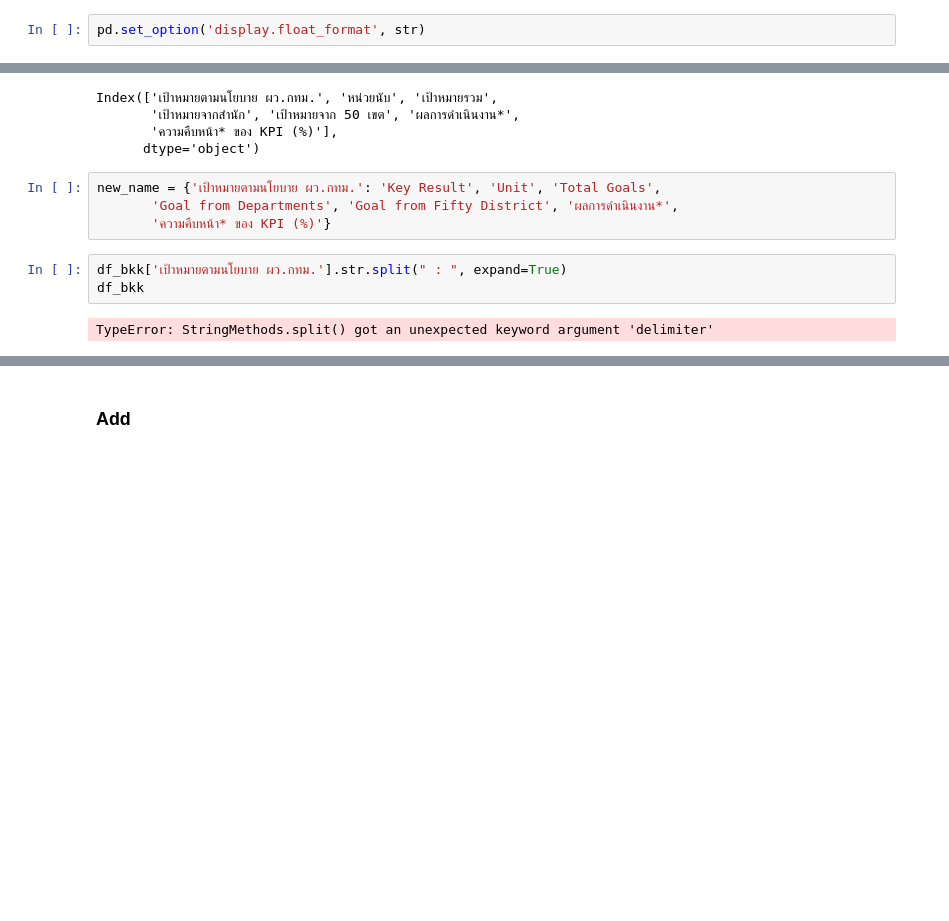
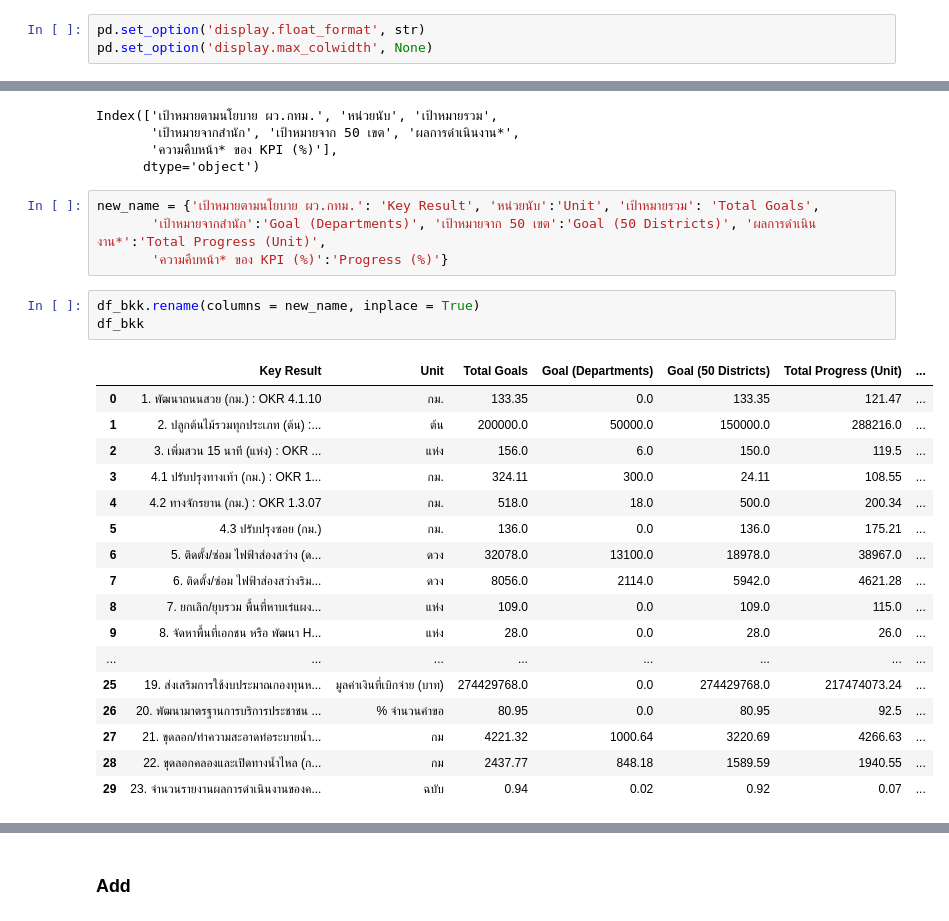
Before and after one commit to SKT-Sukatat/BKK_Policy_Tracker_Dashboard, a Jupyter notebook: BKK_Data_Cleansing.ipynb, the cells around one changed output, grey strips where cells are left out. Cells and saved outputs as stored; diff of their text form; blank space fills up the shorter version.

```diff
--- a/BKK_Data_Cleansing.ipynb
+++ b/BKK_Data_Cleansing.ipynb
@@ -36,2 +34,3 @@ df_bkk.to_csv("checking.csv")
 # %%
 pd.set_option('display.float_format', str)
+pd.set_option('display.max_colwidth', None)
@@ -64,11 +83,27 @@ Index(['เป้าหมายตามนโยบาย ผว.กทม.',
        'ความคืบหน้า* ของ KPI (%)'],
       dtype='object')
 # %%
-new_name = {'เป้าหมายตามนโยบาย ผว.กทม.': 'Key Result', 'Unit', 'Total Goals',
-       'Goal from Departments', 'Goal from Fifty District', 'ผลการดำเนินงาน*',
-       'ความคืบหน้า* ของ KPI (%)'}
+new_name = {'เป้าหมายตามนโยบาย ผว.กทม.': 'Key Result', 'หน่วยนับ':'Unit', 'เป้าหมายรวม': 'Total Goals',
+       'เป้าหมายจากสำนัก':'Goal (Departments)', 'เป้าหมายจาก 50 เขต':'Goal (50 Districts)', 'ผลการดำเนินงาน*':'Total Progress (Unit)',
+       'ความคืบหน้า* ของ KPI (%)':'Progress (%)'}
-# %%
-df_bkk['เป้าหมายตามนโยบาย ผว.กทม.'].str.split(" : ", expand=True)
-df_bkk
-# %% [output]
-TypeError: StringMethods.split() got an unexpected keyword argument 'delimiter'
+# %%
+df_bkk.rename(columns = new_name, inplace = True)
+df_bkk
+# %% [output]
+|  | Key Result | Unit | Total Goals | Goal (Departments) | Goal (50 Districts) | Total Progress (Unit) | ... |
+| 0 | 1. พัฒนาถนนสวย (กม.) : OKR 4.1.10 | กม. | 133.35 | 0.0 | 133.35 | 121.47 | ... |
+| 1 | 2. ปลูกต้นไม้รวมทุกประเภท (ต้น) :... | ต้น | 200000.0 | 50000.0 | 150000.0 | 288216.0 | ... |
+| 2 | 3. เพิ่มสวน 15 นาที (แห่ง) : OKR ... | แห่ง | 156.0 | 6.0 | 150.0 | 119.5 | ... |
+| 3 | 4.1 ปรับปรุงทางเท้า (กม.) : OKR 1... | กม. | 324.11 | 300.0 | 24.11 | 108.55 | ... |
+| 4 | 4.2 ทางจักรยาน (กม.) : OKR 1.3.07 | กม. | 518.0 | 18.0 | 500.0 | 200.34 | ... |
+| 5 | 4.3 ปรับปรุงซอย (กม.) | กม. | 136.0 | 0.0 | 136.0 | 175.21 | ... |
+| 6 | 5. ติดตั้ง/ซ่อม ไฟฟ้าส่องสว่าง (ด... | ดวง | 32078.0 | 13100.0 | 18978.0 | 38967.0 | ... |
+| 7 | 6. ติดตั้ง/ซ่อม ไฟฟ้าส่องสว่างริม... | ดวง | 8056.0 | 2114.0 | 5942.0 | 4621.28 | ... |
+| 8 | 7. ยกเลิก/ยุบรวม พื้นที่หาบเร่แผง... | แห่ง | 109.0 | 0.0 | 109.0 | 115.0 | ... |
+| 9 | 8. จัดหาพื้นที่เอกชน หรือ พัฒนา H... | แห่ง | 28.0 | 0.0 | 28.0 | 26.0 | ... |
+| ... | ... | ... | ... | ... | ... | ... | ... |
+| 25 | 19. ส่งเสริมการใช้งบประมาณกองทุนห... | มูลค่าเงินที่เบิกจ่าย (บาท) | 274429768.0 | 0.0 | 274429768.0 | 217474073.24 | ... |
+| 26 | 20. พัฒนามาตรฐานการบริการประชาชน ... | % จำนวนคำขอ | 80.95 | 0.0 | 80.95 | 92.5 | ... |
+| 27 | 21. ขุดลอก/ทำความสะอาดท่อระบายน้ำ... | กม | 4221.32 | 1000.64 | 3220.69 | 4266.63 | ... |
+| 28 | 22. ขุดลอกคลองและเปิดทางน้ำไหล (ก... | กม | 2437.77 | 848.18 | 1589.59 | 1940.55 | ... |
+| 29 | 23. จำนวนรายงานผลการดำเนินงานของค... | ฉบับ | 0.94 | 0.02 | 0.92 | 0.07 | ... |
```
Also changed, not shown: parts of 10 cells of this notebook.
